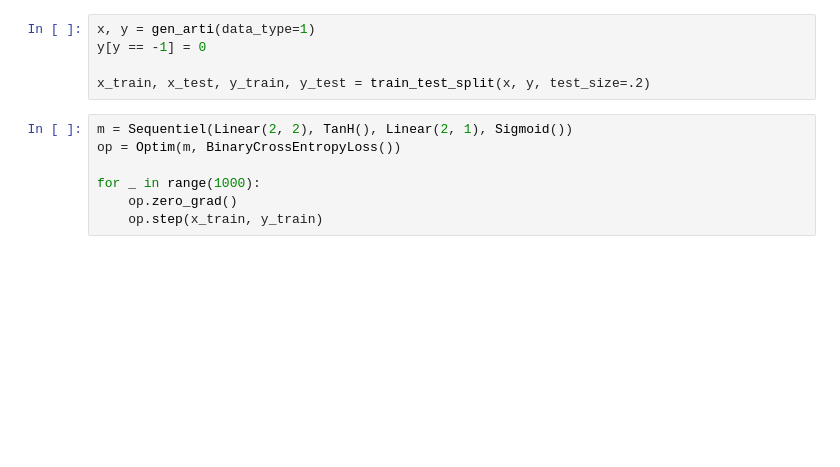
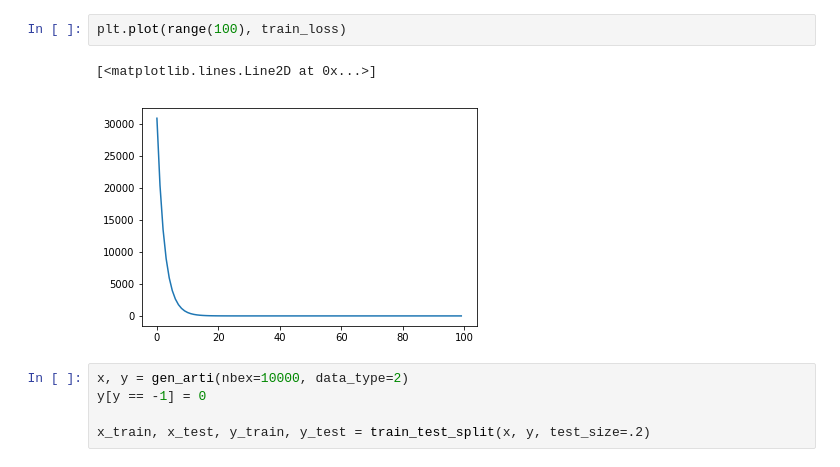
Before and after one commit to khiem2105/FakeTorch, a Jupyter notebook: src/test.ipynb, the cells around one changed output. Drawn from its saved outputs; the diff is of its cells as text; blank space fills up the shorter version.

```diff
--- a/src/test.ipynb
+++ b/src/test.ipynb
@@ -38,12 +55,10 @@ array([[ 5.03636265, 17.9907656 ]])
+# %%
+plt.plot(range(100), train_loss)
+# %% [output]
+[<matplotlib.lines.Line2D at 0x...>]
+[figure, added]
 # %%
-x, y = gen_arti(data_type=1)
+x, y = gen_arti(nbex=10000, data_type=2)
 y[y == -1] = 0
 
 x_train, x_test, y_train, y_test = train_test_split(x, y, test_size=.2)
-# %%
-m = Sequentiel(Linear(2, 2), TanH(), Linear(2, 1), Sigmoid())
-op = Optim(m, BinaryCrossEntropyLoss())
-
-for _ in range(1000):
-    op.zero_grad()
-    op.step(x_train, y_train)
```
Also changed, not shown: parts of 12 cells of this notebook, 6 other files.
